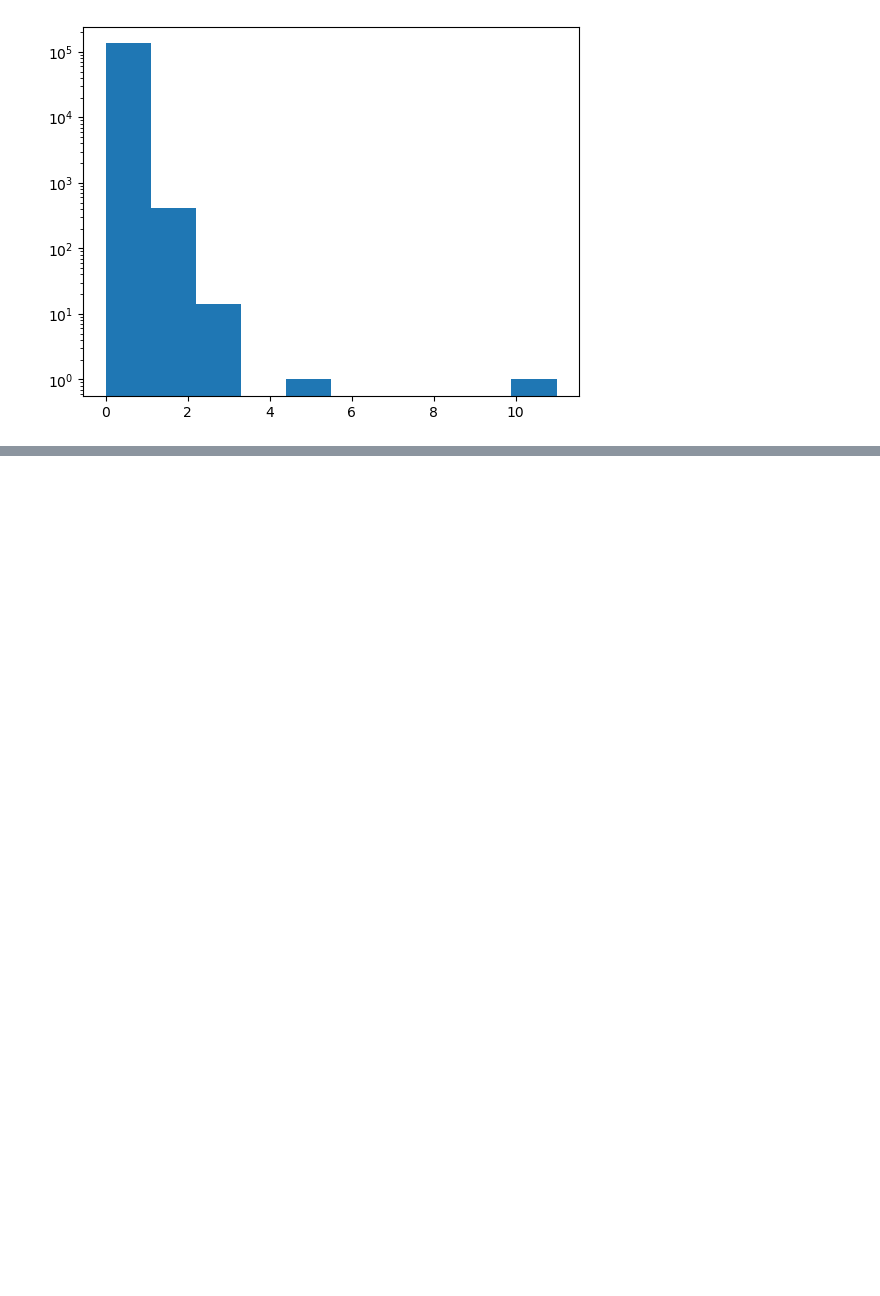
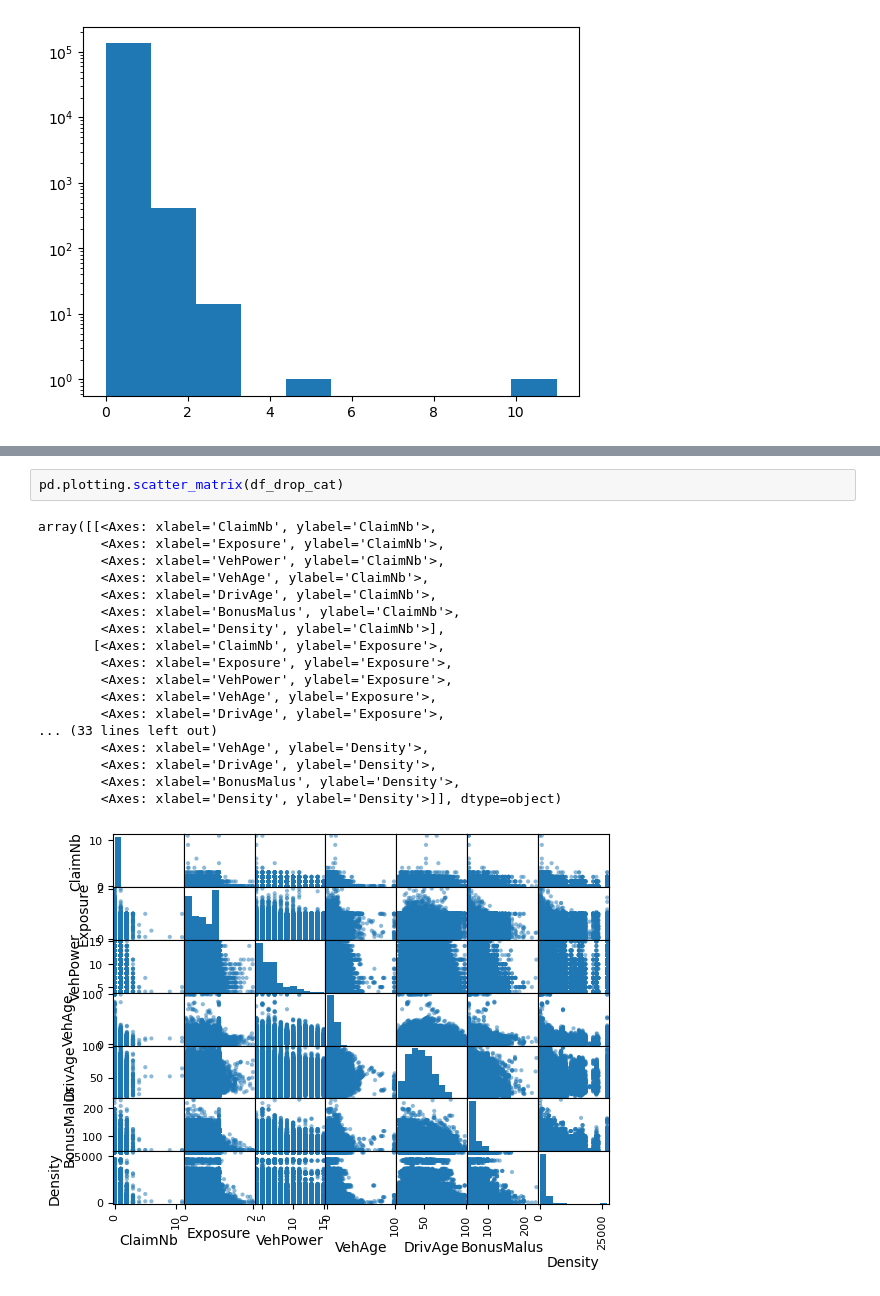
Before and after one commit to BossThePro/MLProject-Group-SR, a Jupyter notebook: test.ipynb, the cells around one changed output, grey strips where cells are left out. Cells and saved outputs as stored; diff of their text form; blank space fills up the shorter version.

```diff
--- a/test.ipynb
+++ b/test.ipynb
@@ -64,0 +131,21 @@ len(df1)
+# %%
+pd.plotting.scatter_matrix(df_drop_cat)
+# %% [output]
+array([[<Axes: xlabel='ClaimNb', ylabel='ClaimNb'>,
+        <Axes: xlabel='Exposure', ylabel='ClaimNb'>,
+        <Axes: xlabel='VehPower', ylabel='ClaimNb'>,
+        <Axes: xlabel='VehAge', ylabel='ClaimNb'>,
+        <Axes: xlabel='DrivAge', ylabel='ClaimNb'>,
+        <Axes: xlabel='BonusMalus', ylabel='ClaimNb'>,
+        <Axes: xlabel='Density', ylabel='ClaimNb'>],
+       [<Axes: xlabel='ClaimNb', ylabel='Exposure'>,
+        <Axes: xlabel='Exposure', ylabel='Exposure'>,
+        <Axes: xlabel='VehPower', ylabel='Exposure'>,
+        <Axes: xlabel='VehAge', ylabel='Exposure'>,
+        <Axes: xlabel='DrivAge', ylabel='Exposure'>,
+... (33 lines left out)
+        <Axes: xlabel='VehAge', ylabel='Density'>,
+        <Axes: xlabel='DrivAge', ylabel='Density'>,
+        <Axes: xlabel='BonusMalus', ylabel='Density'>,
+        <Axes: xlabel='Density', ylabel='Density'>]], dtype=object)
+[figure, added]
```
Also changed, not shown: parts of 8 cells of this notebook, 1 other file.
